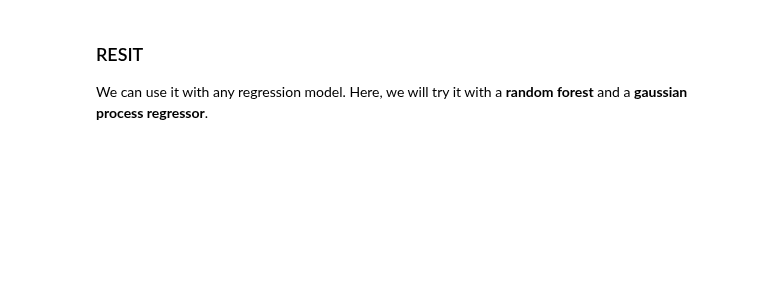
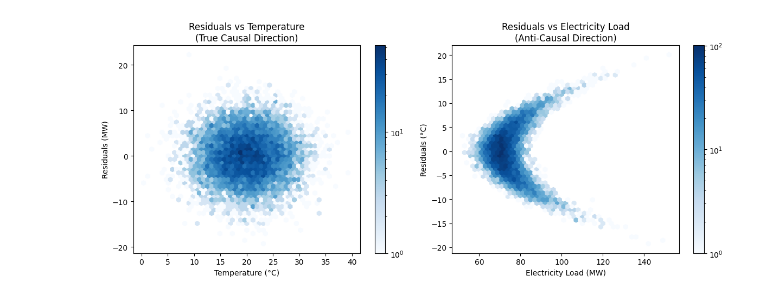
Before and after one commit to dcacciarelli/my-causality-book, a Jupyter notebook: _build/jupyter_execute/notebooks/semiparametric_resit.ipynb, the cells around one changed output. Drawn from its saved outputs; the diff is of its cells as text; code cells hidden in the pictures; blank space fills up the shorter version.

```diff
--- a/_build/jupyter_execute/notebooks/semiparametric_resit.ipynb
+++ b/_build/jupyter_execute/notebooks/semiparametric_resit.ipynb
@@ -76,3 +66,0 @@ plt.show()
-# %% [markdown]
-### RESIT
-We can use it with any regression model. Here, we will try it with a **random forest** and a **gaussian process regressor**.
@@ -96,0 +67,37 @@ X = pd.DataFrame(np.array([x0, x1, x2, x3]).T, columns=['x0', 'x1', 'x2', 'x3'])
+# %%
+from sklearn.preprocessing import PolynomialFeatures
+from sklearn.linear_model import LinearRegression
+from sklearn.pipeline import make_pipeline
+
+# Fit a quadratic model (true causal direction: Temperature -> Electricity Load)
+model_true = make_pipeline(PolynomialFeatures(degree=2), LinearRegression())
+model_true.fit(X=data[['Temperature']], y=data['Electricity Load'])
+electricity_pred_true = model_true.predict(X=data[['Temperature']])
+residuals_true = data['Electricity Load'] - electricity_pred_true
+
+# Fit a quadratic model (anti-causal direction: Electricity Load -> Temperature)
+model_anti = make_pipeline(PolynomialFeatures(degree=2), LinearRegression())
+model_anti.fit(X=data[['Electricity Load']], y=data['Temperature'])
+temperature_pred_anti = model_anti.predict(X=data[['Electricity Load']])
+residuals_anti = data['Temperature'] - temperature_pred_anti
+
+# Plotting residuals vs input variables
+fig, ax = plt.subplots(1, 2, figsize=(12, 5))
+
+# Residuals for true causal direction
+hb1 = ax[0].hexbin(data['Temperature'], residuals_true, gridsize=50, cmap='Blues', bins='log')
+cb1 = fig.colorbar(hb1, ax=ax[0])
+ax[0].set_title('Residuals vs Temperature\n(True Causal Direction)')
+ax[0].set_xlabel('Temperature (°C)')
+ax[0].set_ylabel('Residuals (MW)')
+
+# Residuals for true causal direction
+hb1 = ax[1].hexbin(data['Electricity Load'], residuals_anti, gridsize=50, cmap='Blues', bins='log')
+cb1 = fig.colorbar(hb1, ax=ax[1])
+ax[1].set_title('Residuals vs Electricity Load\n(Anti-Causal Direction)')
+ax[1].set_xlabel('Electricity Load (MW)')
+ax[1].set_ylabel('Residuals (°C)')
+
+plt.tight_layout()
+# %% [output]
+[figure, added]
```
Also changed, not shown: parts of 20 cells of this notebook, 41 other files.
